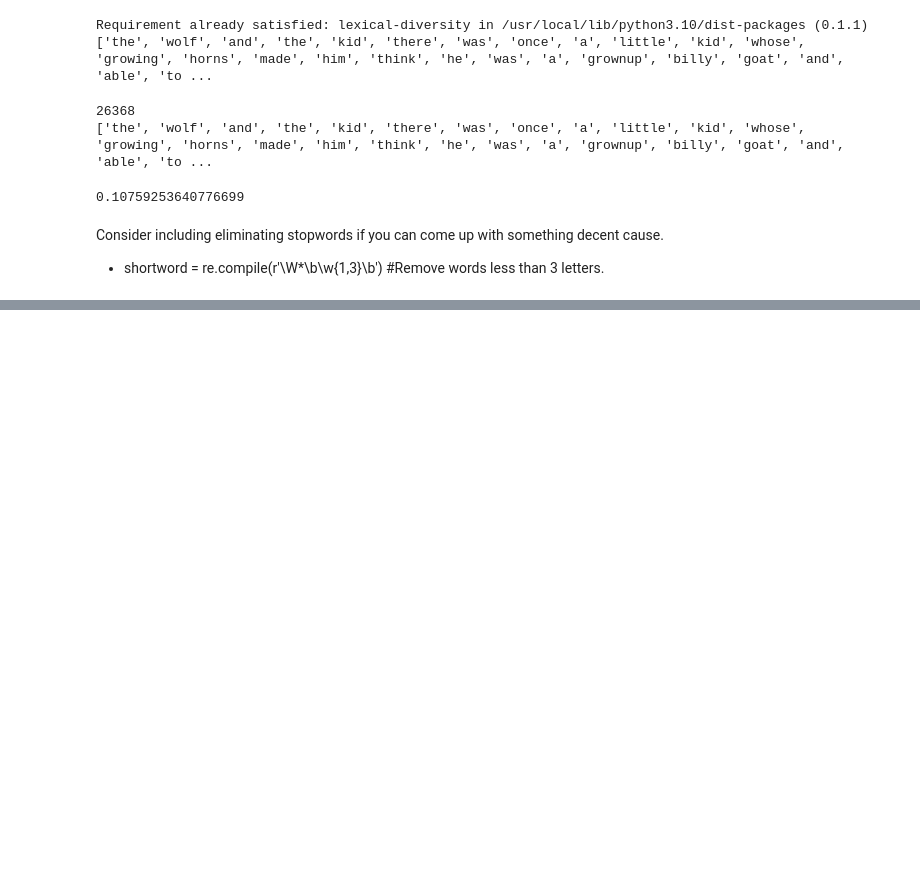
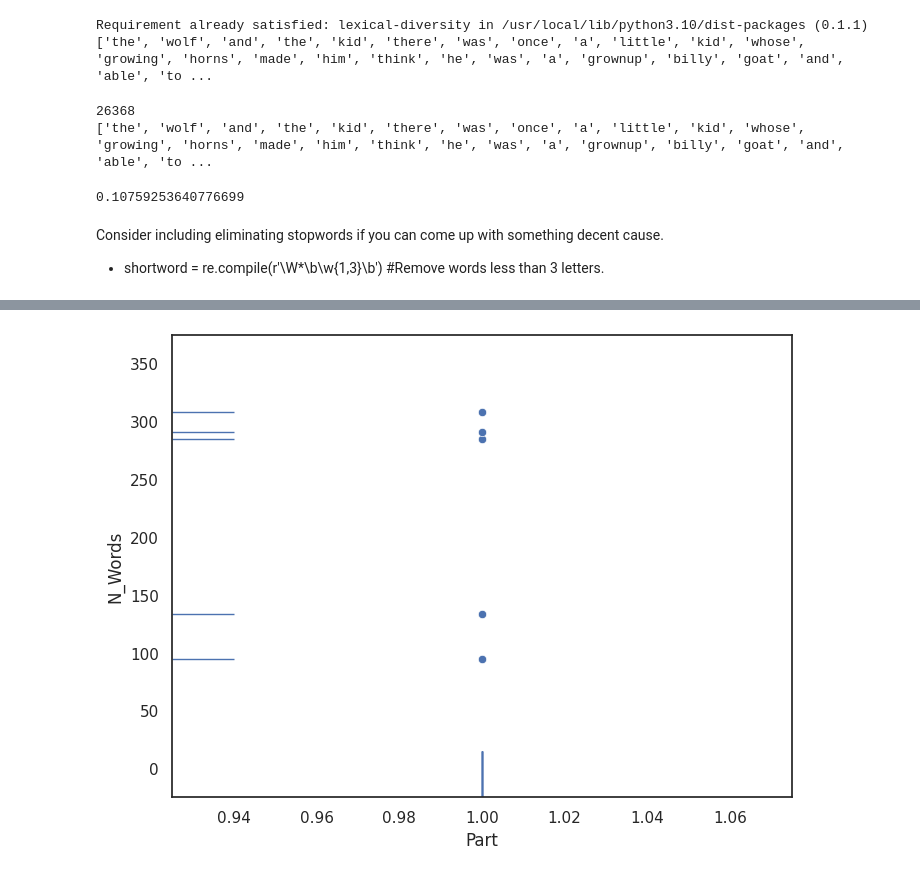
Before and after one commit to ms624atyale/Python_Basics, a Jupyter notebook: LexicalDiversity_Aesop4Children_UsingOriginalTextswithQuotesandTitles.ipynb, the cells around one changed output, grey strips where cells are left out. Drawn from its saved outputs; the diff is of its cells as text; code cells hidden in the pictures; blank space fills up the shorter version.

```diff
--- a/LexicalDiversity_Aesop4Children_UsingOriginalTextswithQuotesandTitles.ipynb
+++ b/LexicalDiversity_Aesop4Children_UsingOriginalTextswithQuotesandTitles.ipynb
@@ -213,0 +1116,6 @@ Consider including eliminating stopwords if you can come up with something decen
+# %%
+sns.scatterplot(data=df2, x="Part", y="N_Words")
+sns.rugplot(data=df2, x="Part", y="N_Words", height=.1)
+plt.savefig('Rug_Nsplit.png')
+# %% [output]
+[figure, added]
```
Also changed, not shown: parts of 139 cells of this notebook.
